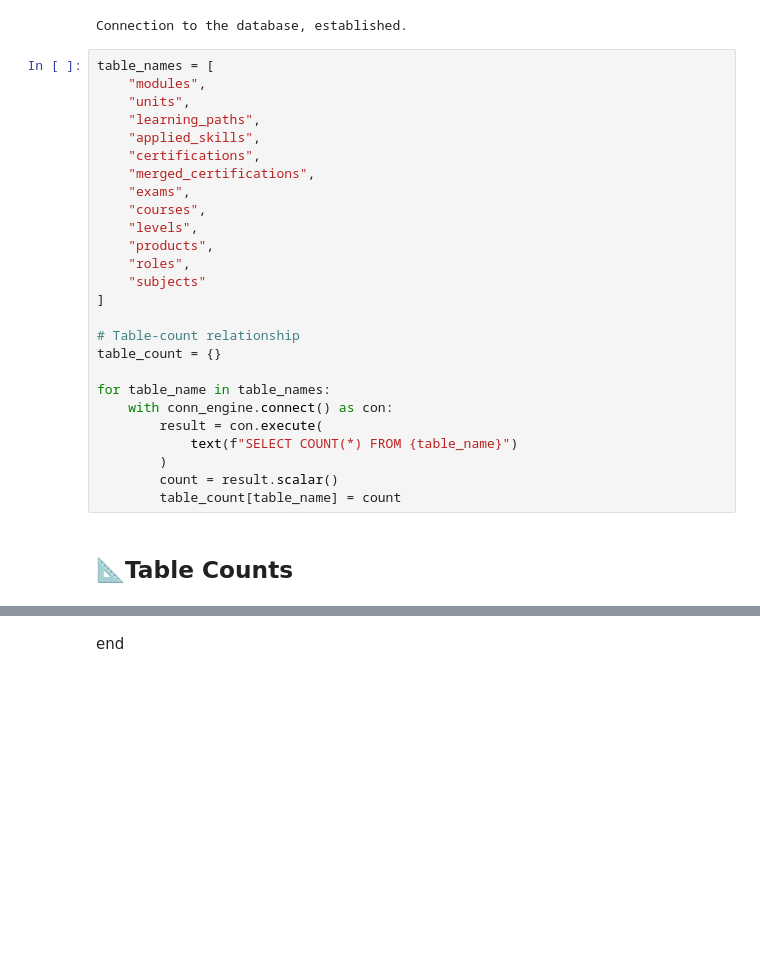
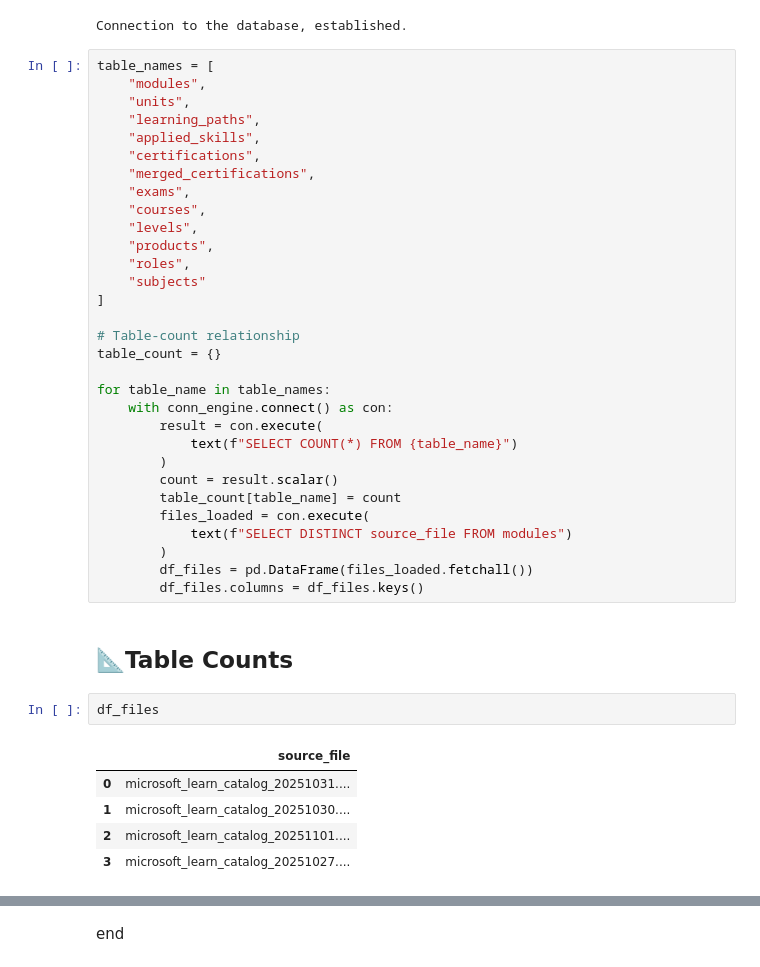
Before and after one commit to kimodri/mslearn-data-pipeline, a Jupyter notebook: analysis.ipynb, the cells around one changed output, grey strips where cells are left out. Drawn from its saved outputs; the diff is of its cells as text; blank space fills up the shorter version.

```diff
--- a/analysis.ipynb
+++ b/analysis.ipynb
@@ -63,8 +63,21 @@ for table_name in table_names:
         )
         count = result.scalar()
         table_count[table_name] = count
+        files_loaded = con.execute(
+            text(f"SELECT DISTINCT source_file FROM modules")
+        )
+        df_files = pd.DataFrame(files_loaded.fetchall())
+        df_files.columns = df_files.keys()
 # %% [markdown]
 ## 📐Table Counts
+# %%
+df_files
+# %% [output]
+|  | source_file |
+| 0 | microsoft_learn_catalog_20251031.... |
+| 1 | microsoft_learn_catalog_20251030.... |
+| 2 | microsoft_learn_catalog_20251101.... |
+| 3 | microsoft_learn_catalog_20251027.... |
 # %%
 df = pd.DataFrame(list(table_count.items()), columns=['table_name', 'row_count'])
 df
```
Also changed, not shown: parts of 3 cells of this notebook.
